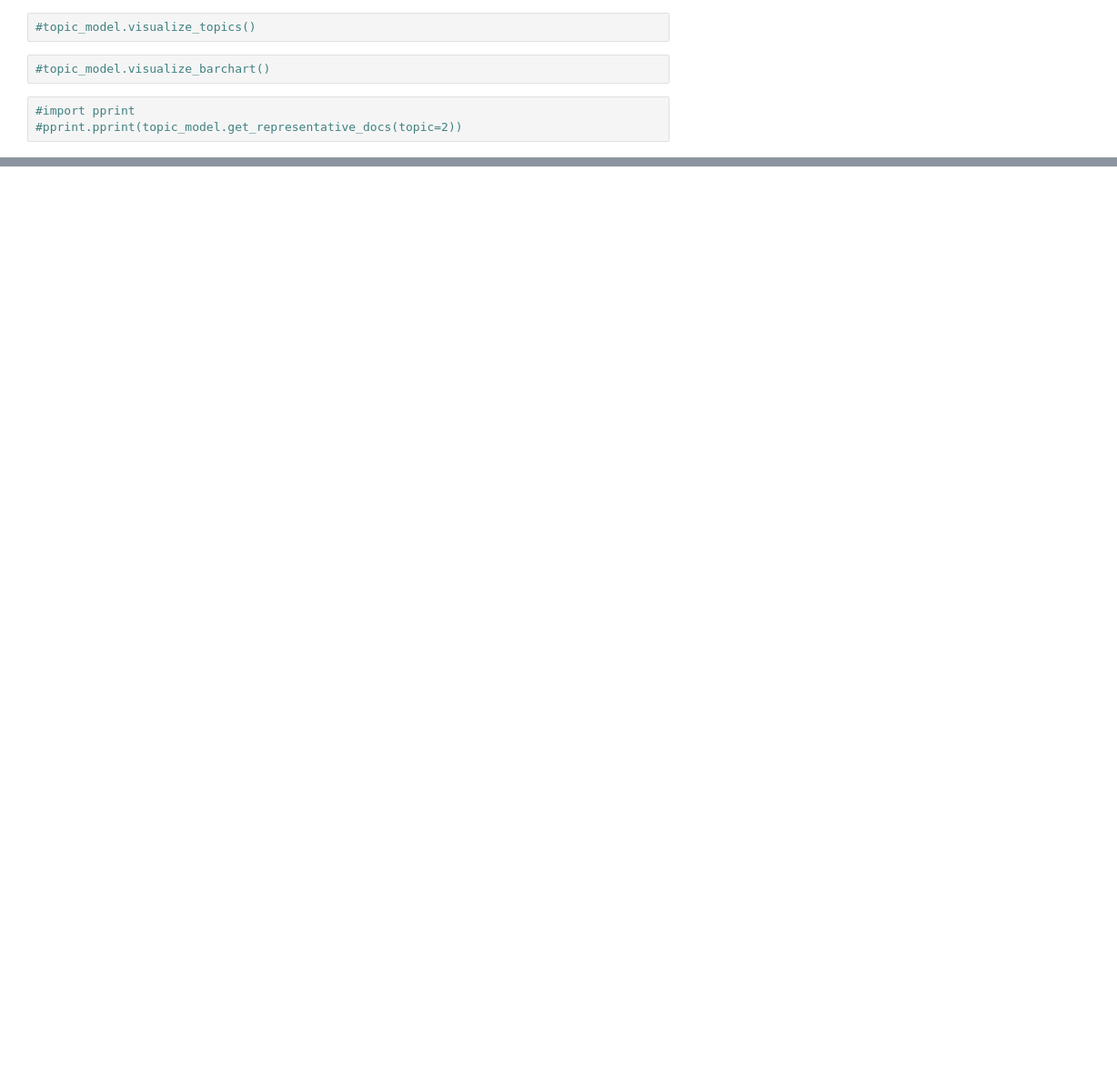
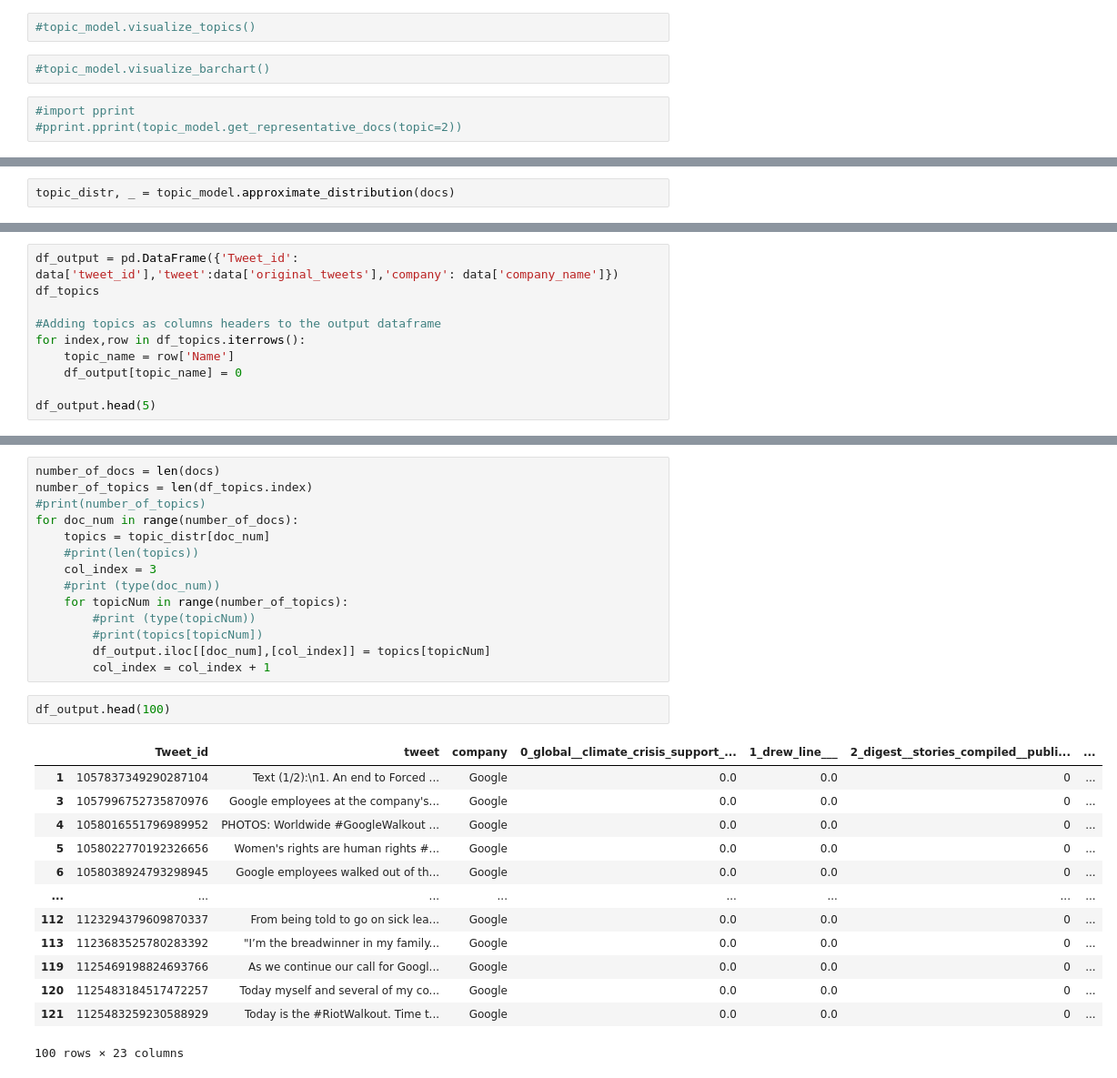
Before and after one commit to maiya86/PhdResearch, a Jupyter notebook: BERT/bert.ipynb, the cells around one changed output, grey strips where cells are left out. Shown at 91% size. Cells and saved outputs as stored; diff of their text form; blank space fills up the shorter version.

```diff
--- a/BERT/bert.ipynb
+++ b/BERT/bert.ipynb
@@ -143,0 +150,2 @@ topic_0
+# %%
+topic_distr, _ = topic_model.approximate_distribution(docs)
@@ -143,0 +174,10 @@ topic_0
+# %%
+df_output = pd.DataFrame({'Tweet_id': data['tweet_id'],'tweet':data['original_tweets'],'company': data['company_name']})
+df_topics
+
+#Adding topics as columns headers to the output dataframe
+for index,row in df_topics.iterrows():
+    topic_name = row['Name']
+    df_output[topic_name] = 0
+
+df_output.head(5)
@@ -143,0 +192,30 @@ topic_0
+# %%
+number_of_docs = len(docs)
+number_of_topics = len(df_topics.index)
+#print(number_of_topics)
+for doc_num in range(number_of_docs):
+    topics = topic_distr[doc_num]
+    #print(len(topics))
+    col_index = 3
+    #print (type(doc_num))
+    for topicNum in range(number_of_topics):
+        #print (type(topicNum))
+        #print(topics[topicNum])
+        df_output.iloc[[doc_num],[col_index]] = topics[topicNum]
+        col_index = col_index + 1
+# %%
+df_output.head(100)
+# %% [output]
+|  | Tweet_id | tweet | company | 0_global__climate_crisis_support_... | 1_drew_line___ | 2_digest__stories_compiled__publi... | ... |
+| 1 | 1057837349290287104 | Text (1/2):\n1. An end to Forced ... | Google | 0.0 | 0.0 | 0 | ... |
+| 3 | 1057996752735870976 | Google employees at the company's... | Google | 0.0 | 0.0 | 0 | ... |
+| 4 | 1058016551796989952 | PHOTOS: Worldwide #GoogleWalkout ... | Google | 0.0 | 0.0 | 0 | ... |
+| 5 | 1058022770192326656 | Women's rights are human rights #... | Google | 0.0 | 0.0 | 0 | ... |
+| 6 | 1058038924793298945 | Google employees walked out of th... | Google | 0.0 | 0.0 | 0 | ... |
+| ... | ... | ... | ... | ... | ... | ... | ... |
+| 112 | 1123294379609870337 | From being told to go on sick lea... | Google | 0.0 | 0.0 | 0 | ... |
+| 113 | 1123683525780283392 | "I’m the breadwinner in my family... | Google | 0.0 | 0.0 | 0 | ... |
+| 119 | 1125469198824693766 | As we continue our call for Googl... | Google | 0.0 | 0.0 | 0 | ... |
+| 120 | 1125483184517472257 | Today myself and several of my co... | Google | 0.0 | 0.0 | 0 | ... |
+| 121 | 1125483259230588929 | Today is the #RiotWalkout. Time t... | Google | 0.0 | 0.0 | 0 | ... |
+100 rows × 23 columns
```
Also changed, not shown: parts of 21 cells of this notebook, 5 other files.
